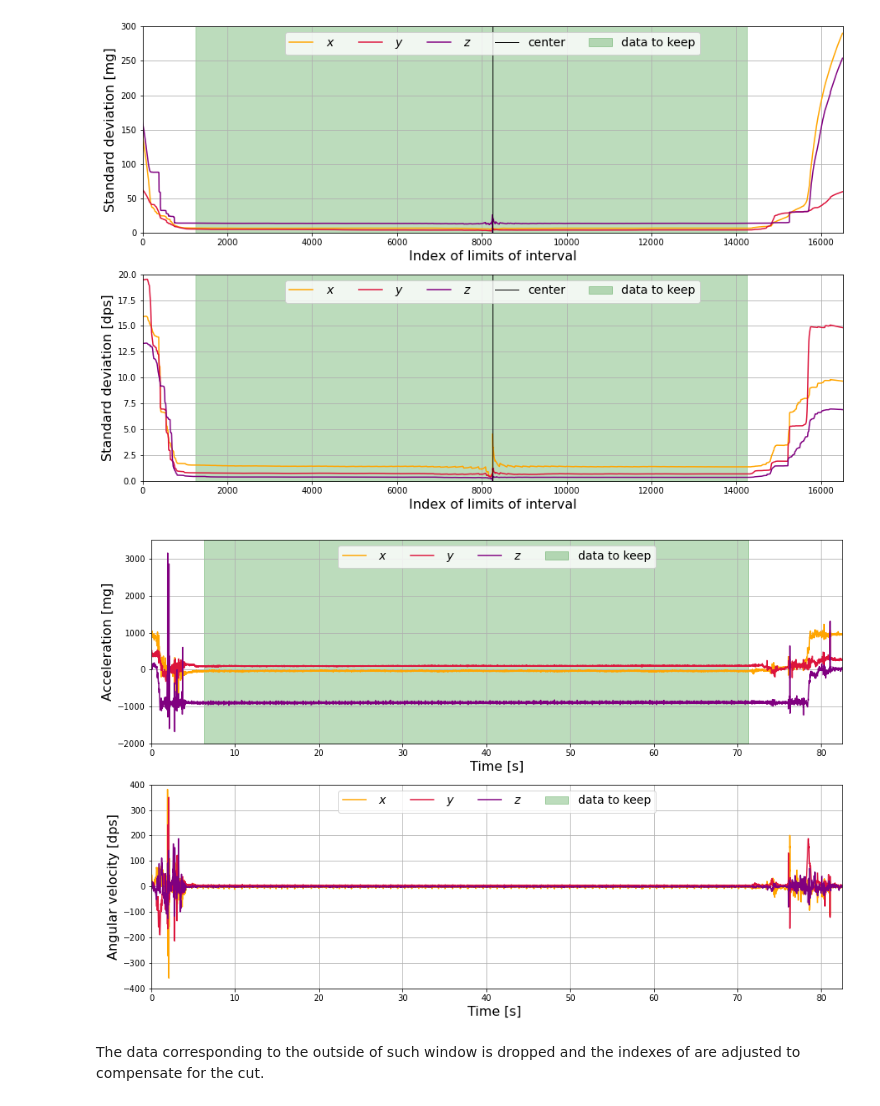
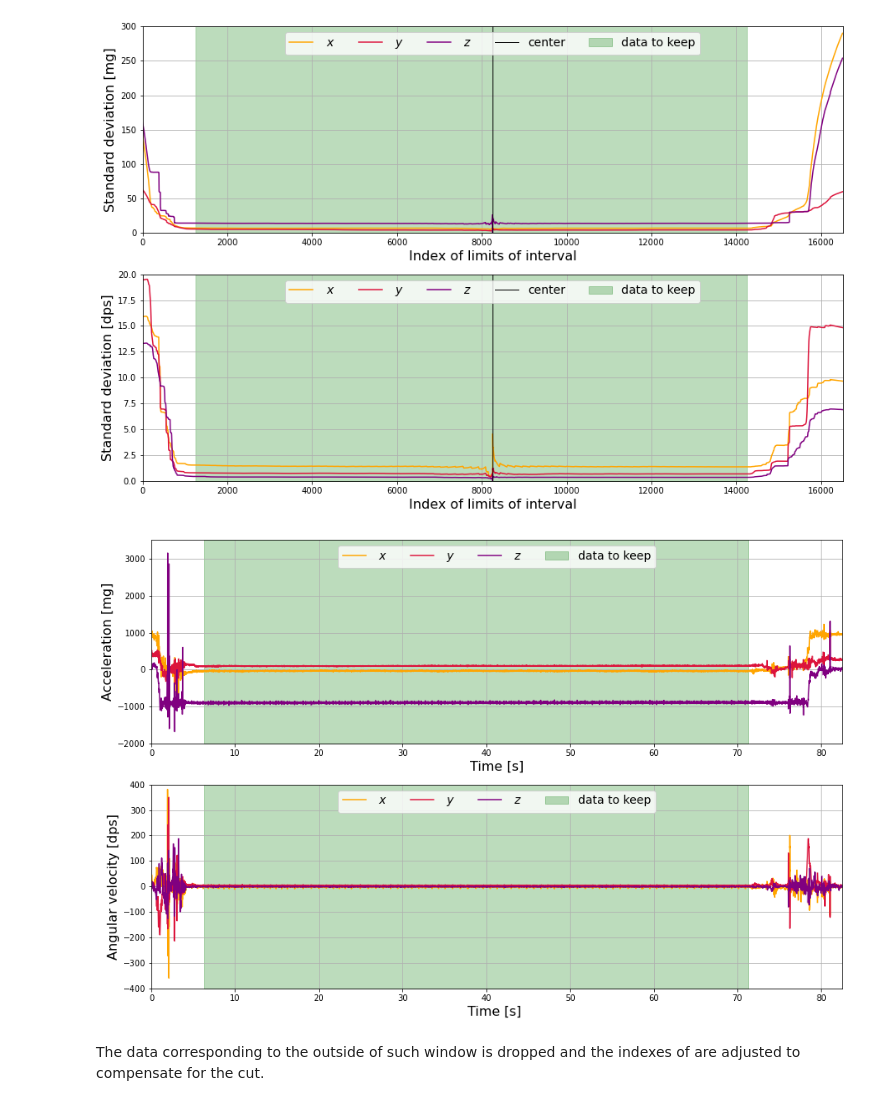
Before and after one commit to ericabrisigotti/heart_rate_estimation_LCP-A, a Jupyter notebook: Project.ipynb, the cells around one changed output. Cells and saved outputs as stored; diff of their text form; code cells hidden in the pictures.

```diff
--- a/Project.ipynb
+++ b/Project.ipynb
@@ -224,31 +224,31 @@ the percentage of measurements to keep is  78.75923906458257
 # %%
 fig3, ax3 = plt.subplots(nrows = 2, figsize = (15, 10))
 
 ax3[0].plot(data['Time'],data['AccX'], '-', label = ' $x$ ', color = 'orange')
 ax3[0].plot(data['Time'],data['AccY'], '-', label = ' $y$ ', color = 'crimson')
 ax3[0].plot(data['Time'],data['AccZ'], '-', label = ' $z$ ', color = 'purple')
 ax3[0].fill_betweenx(y = [-2000, 3500], x1 = down_limit, x2 = up_limit,
                      color = 'forestgreen', alpha = 0.3, label = 'data to keep')
 ax3[0].set_xlim(min(data['Time']), max(data['Time']))
 ax3[0].set_ylim(-2000, 3500)
 ax3[0].set_xlabel('Time [s]', fontsize = 16)
 ax3[0].set_ylabel('Acceleration [mg]', fontsize = 16)
 ax3[0].legend(loc = 'upper center', ncol = 4, fontsize = 14)
 ax3[0].grid()
 
 ax3[1].plot(data['Time'], data['GyroX'], '-' , label = ' $x$ ' , color='orange' )
 ax3[1].plot(data['Time'], data['GyroY'], '-' , label = ' $y$ ' , color='crimson' )
 ax3[1].plot(data['Time'], data['GyroZ'], '-' , label = ' $z$ ' , color='purple' )
-ax3[1].fill_betweenx(y = [400, 400], x1 = down_limit, x2 = up_limit,
+ax3[1].fill_betweenx(y = [-400, 400], x1 = down_limit, x2 = up_limit,
                      color = 'forestgreen', alpha = 0.3, label = 'data to keep')
 ax3[1].set_xlim(min(data['Time']), max(data['Time']))
 ax3[1].set_ylim(-400, 400)
 ax3[1].set_xlabel('Time [s] ', fontsize = 16)
 ax3[1].set_ylabel('Angular velocity [dps]', fontsize = 16)
 ax3[1].legend(loc = 'upper center', ncol = 4, fontsize = 14)
 ax3[1].grid()
 # %% [output]
-[figure, old version]
+[figure, new version]
 # %% [markdown]
 The data corresponding to the outside of such window is dropped and the indexes of are adjusted to compensate for the cut.
 # %%
```
Also changed, not shown: parts of 3 cells of this notebook.
